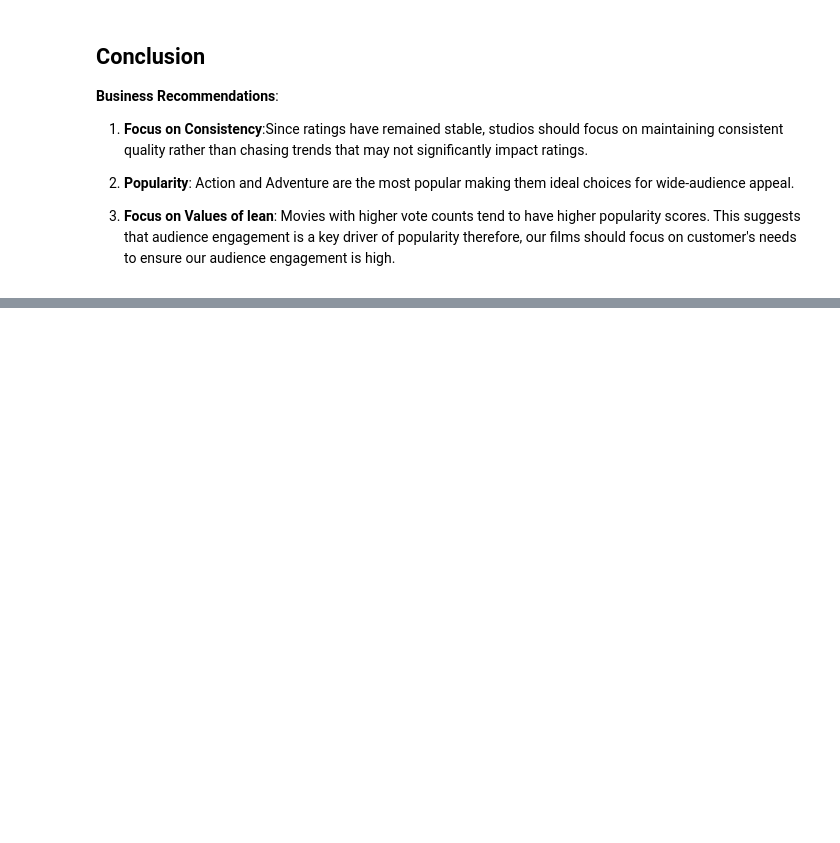
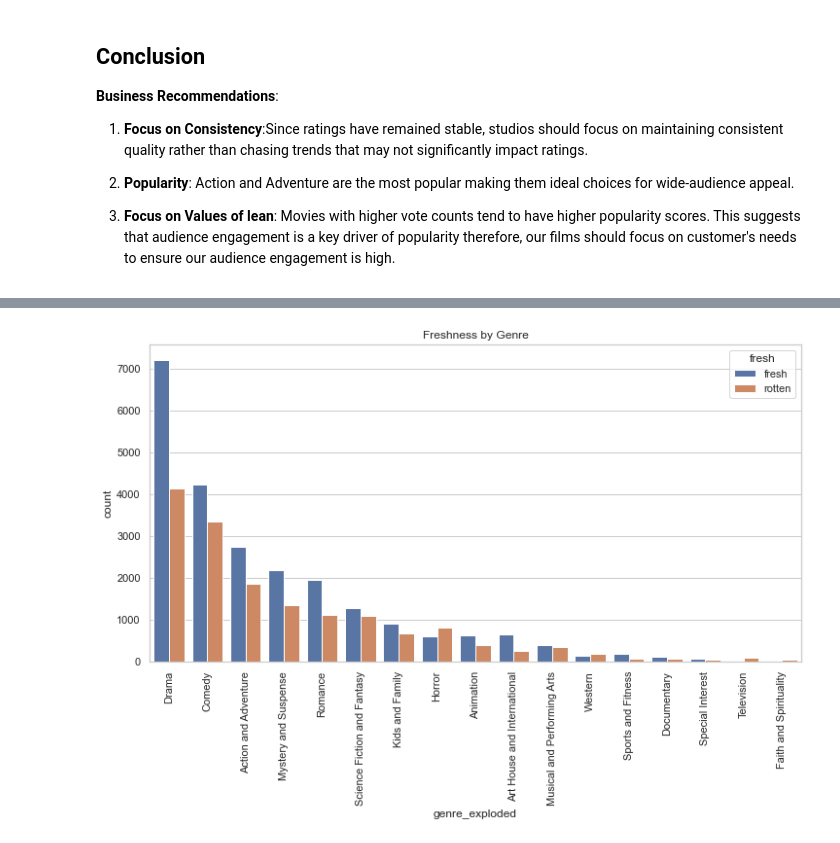
Before and after one commit to JUDAH004/GROUP-4_SK_-PHASE-2-PROJECT, a Jupyter notebook: project_notebook.ipynb, the cells around one changed output, grey strips where cells are left out. Cells and saved outputs as stored; diff of their text form; code cells hidden in the pictures; blank space fills up the shorter version.

```diff
--- a/project_notebook.ipynb
+++ b/project_notebook.ipynb
@@ -983,0 +1389,15 @@ plt.show();
+# %%
+# Explode genres if multiple genres are combined with '|'
+merged_df['genre_exploded'] = merged_df['genre'].str.split('|')
+
+# Expand rows for each genre
+genre_df = merged_df.explode('genre_exploded')
+
+# Plot
+plt.figure(figsize=(12,6))
+sns.countplot(data=genre_df, x='genre_exploded', hue='fresh', order=genre_df['genre_exploded'].value_counts().index)
+plt.xticks(rotation=90)
+plt.title('Freshness by Genre')
+plt.show()
+# %% [output]
+[figure, added]
```
Also changed, not shown: parts of 44 cells of this notebook, 3 other files.
